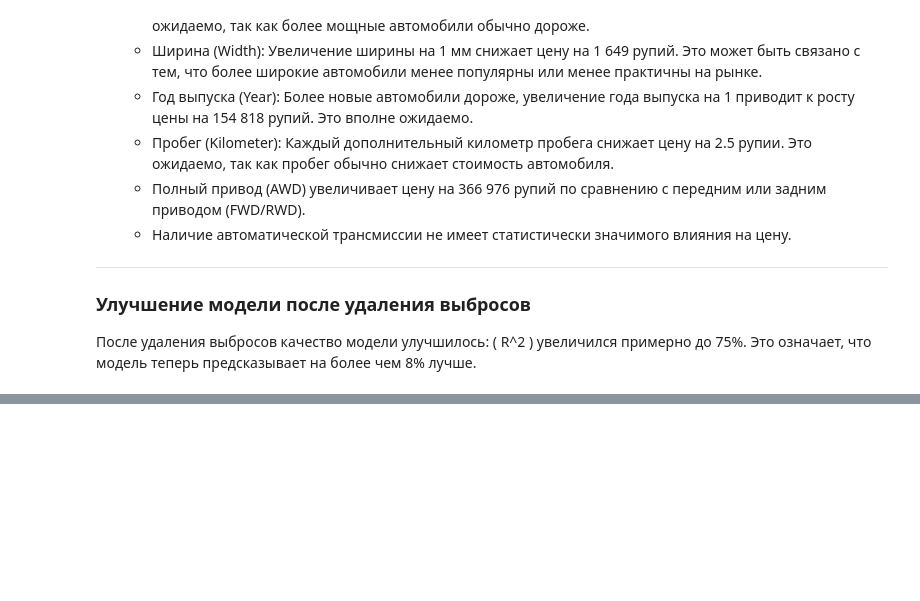
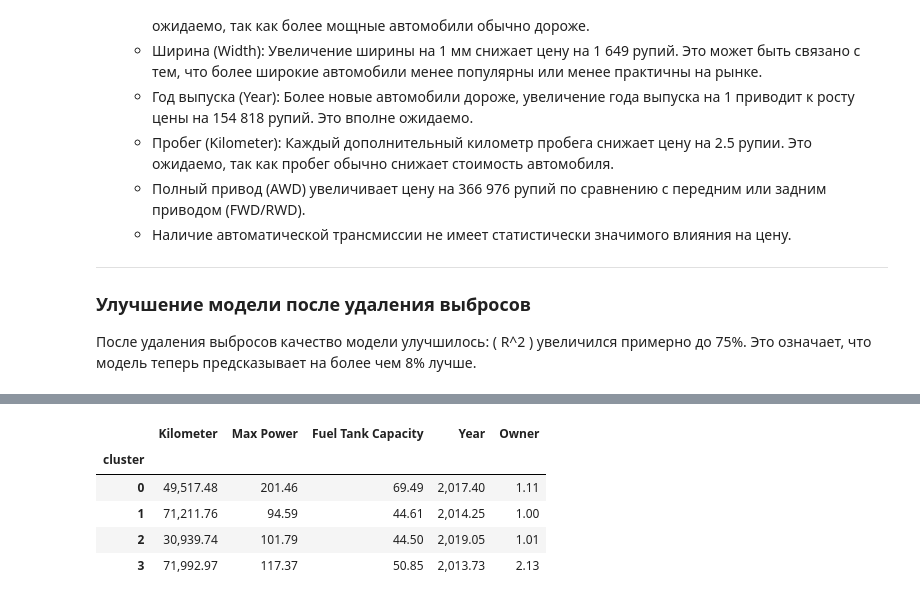
Before and after one commit to brshtsk/hell-in-python, a Jupyter notebook: Проект-авто.ipynb, the cells around one changed output, grey strips where cells are left out. Cells and saved outputs as stored; diff of their text form; code cells hidden in the pictures; blank space fills up the shorter version.

```diff
--- a/Проект-авто.ipynb
+++ b/Проект-авто.ipynb
@@ -1232,0 +1297,13 @@ vif_df.sort_values(by=['VIF'])
+# %%
+kmeans = KMeans(n_clusters=4, random_state=1)
+kmeans.fit(X)
+clusters_df['cluster'] = kmeans.labels_
+clusters_df['cluster'].value_counts()
+clusters_df.groupby('cluster').mean()
+# %% [output]
+|  | Kilometer | Max Power | Fuel Tank Capacity | Year | Owner |
+| cluster |  |  |  |  |  |
+| 0 | 49,517.48 | 201.46 | 69.49 | 2,017.40 | 1.11 |
+| 1 | 71,211.76 | 94.59 | 44.61 | 2,014.25 | 1.00 |
+| 2 | 30,939.74 | 101.79 | 44.50 | 2,019.05 | 1.01 |
+| 3 | 71,992.97 | 117.37 | 50.85 | 2,013.73 | 2.13 |
```
Also changed, not shown: parts of 27 cells of this notebook.
